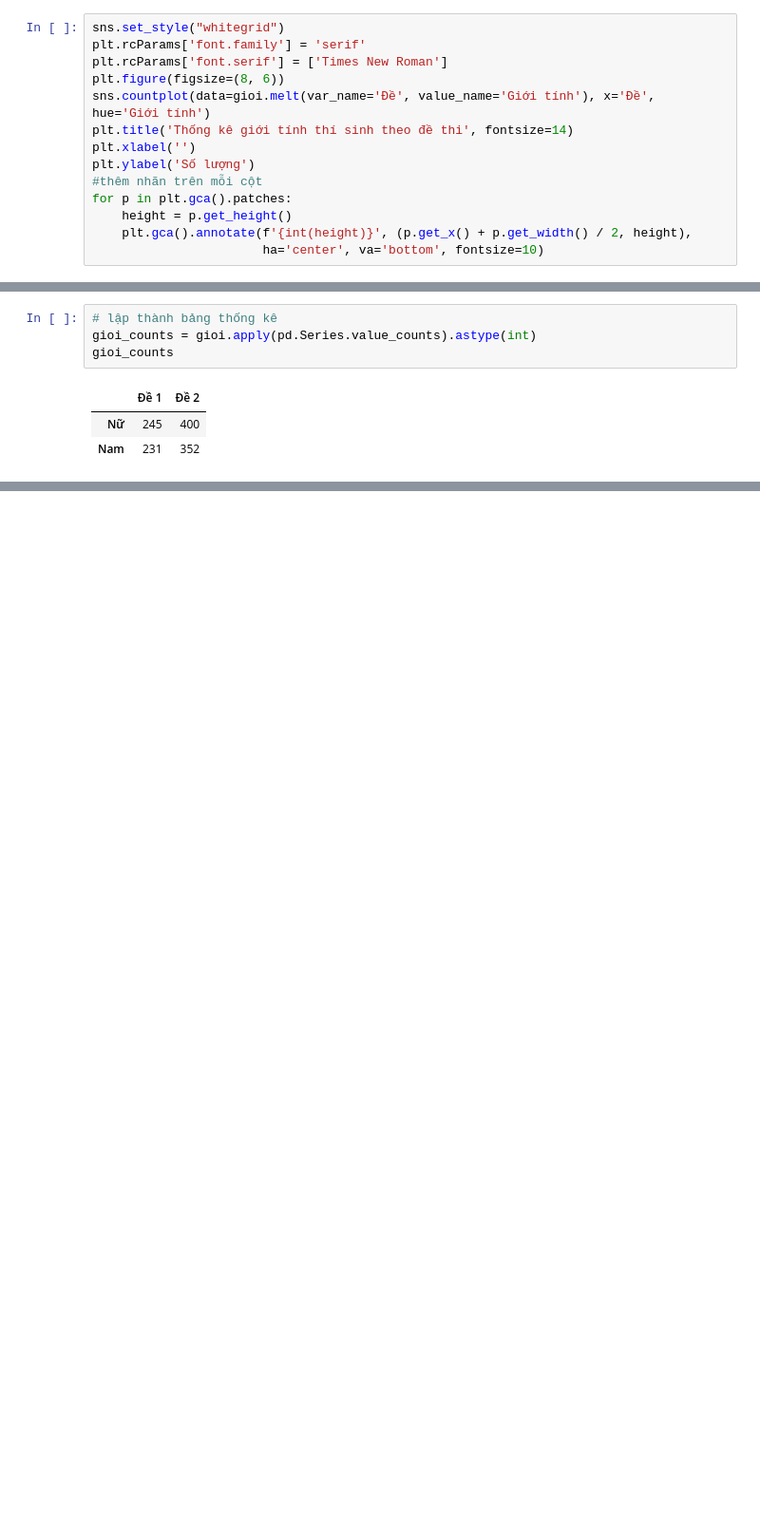
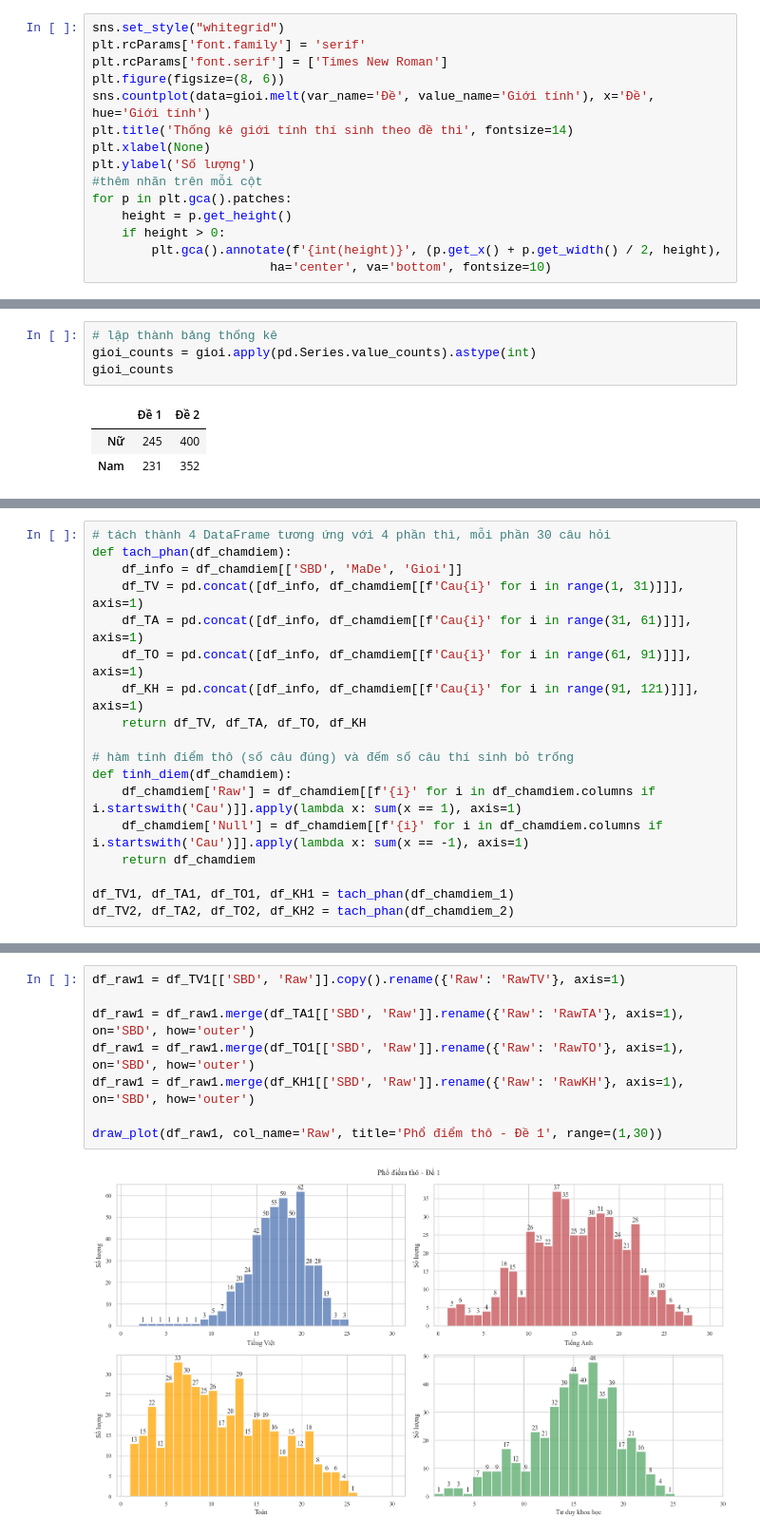
Before and after one commit to DuongThai2712/item-analysis-and-mmle-irt, a Jupyter notebook: main.ipynb, the cells around one changed output, grey strips where cells are left out. Shown: that part at 95% size. Cells and saved outputs as stored; diff of their text form; blank space fills up the shorter version.

```diff
--- a/main.ipynb
+++ b/main.ipynb
@@ -48,13 +69,14 @@ plt.rcParams['font.serif'] = ['Times New Roman']
 plt.figure(figsize=(8, 6))
 sns.countplot(data=gioi.melt(var_name='Đề', value_name='Giới tính'), x='Đề', hue='Giới tính')
 plt.title('Thống kê giới tính thí sinh theo đề thi', fontsize=14)
-plt.xlabel('')
+plt.xlabel(None)
 plt.ylabel('Số lượng')
 #thêm nhãn trên mỗi cột
 for p in plt.gca().patches:
     height = p.get_height()
-    plt.gca().annotate(f'{int(height)}', (p.get_x() + p.get_width() / 2, height),
-                       ha='center', va='bottom', fontsize=10)
+    if height > 0:
+        plt.gca().annotate(f'{int(height)}', (p.get_x() + p.get_width() / 2, height),
+                        ha='center', va='bottom', fontsize=10)
 # %% [output]
 [figure]
 # %%
@@ -84,0 +125,18 @@ Số thí sinh chỉ thi đề 2: 511
+# %%
+# tách thành 4 DataFrame tương ứng với 4 phần thì, mỗi phần 30 câu hỏi
+def tach_phan(df_chamdiem):
+    df_info = df_chamdiem[['SBD', 'MaDe', 'Gioi']]
+    df_TV = pd.concat([df_info, df_chamdiem[[f'Cau{i}' for i in range(1, 31)]]], axis=1)
+    df_TA = pd.concat([df_info, df_chamdiem[[f'Cau{i}' for i in range(31, 61)]]], axis=1)
+    df_TO = pd.concat([df_info, df_chamdiem[[f'Cau{i}' for i in range(61, 91)]]], axis=1)
+    df_KH = pd.concat([df_info, df_chamdiem[[f'Cau{i}' for i in range(91, 121)]]], axis=1)
+    return df_TV, df_TA, df_TO, df_KH
+
+# hàm tính điểm thô (số câu đúng) và đếm số câu thí sinh bỏ trống
+def tinh_diem(df_chamdiem):
+    df_chamdiem['Raw'] = df_chamdiem[[f'{i}' for i in df_chamdiem.columns if i.startswith('Cau')]].apply(lambda x: sum(x == 1), axis=1)
+    df_chamdiem['Null'] = df_chamdiem[[f'{i}' for i in df_chamdiem.columns if i.startswith('Cau')]].apply(lambda x: sum(x == -1), axis=1)
+    return df_chamdiem
+
+df_TV1, df_TA1, df_TO1, df_KH1 = tach_phan(df_chamdiem_1)
+df_TV2, df_TA2, df_TO2, df_KH2 = tach_phan(df_chamdiem_2)
@@ -84,0 +196,10 @@ Số thí sinh chỉ thi đề 2: 511
+# %%
+df_raw1 = df_TV1[['SBD', 'Raw']].copy().rename({'Raw': 'RawTV'}, axis=1)
+
+df_raw1 = df_raw1.merge(df_TA1[['SBD', 'Raw']].rename({'Raw': 'RawTA'}, axis=1), on='SBD', how='outer')
+df_raw1 = df_raw1.merge(df_TO1[['SBD', 'Raw']].rename({'Raw': 'RawTO'}, axis=1), on='SBD', how='outer')
+df_raw1 = df_raw1.merge(df_KH1[['SBD', 'Raw']].rename({'Raw': 'RawKH'}, axis=1), on='SBD', how='outer')
+
+draw_plot(df_raw1, col_name='Raw', title='Phổ điểm thô - Đề 1', range=(1,30))
+# %% [output]
+[figure, added]
```
Also changed, not shown: parts of 24 cells of this notebook, 3 other files.
